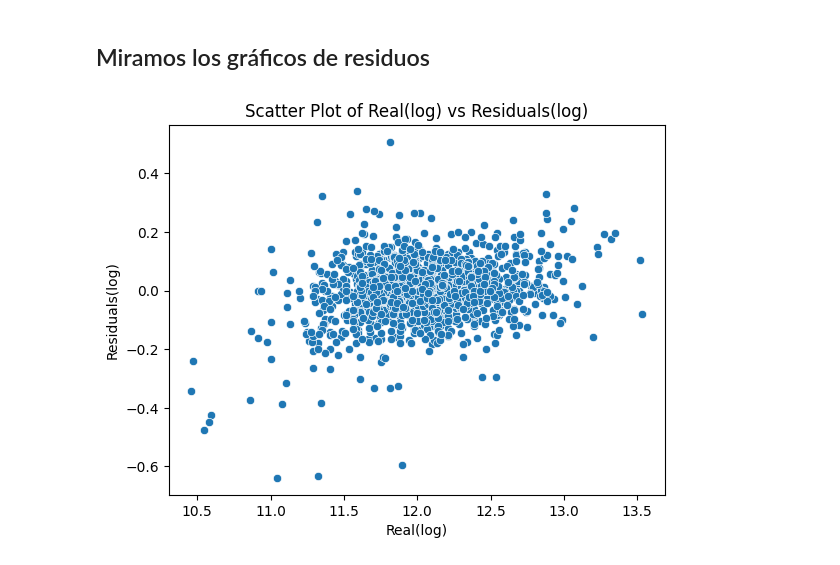
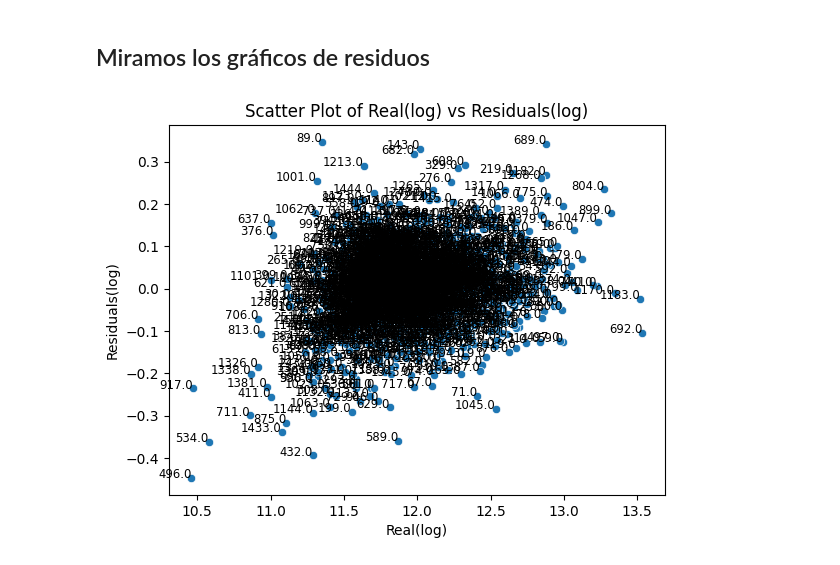
Before and after one commit to NikorasuOwO/DataScienceProjects, a Jupyter notebook: Proyecto_final_ML.ipynb, the cells around one changed output. Saved outputs shown, nothing was run; the diff lists cells and outputs as text; code cells hidden in the pictures.

```diff
--- a/Proyecto_final_ML.ipynb
+++ b/Proyecto_final_ML.ipynb
@@ -206 +223,16 @@ test
+# %%
+test_col_nn= variables_ord+variables_nom+['Alley', 'Fence', 'PoolQC', 'MiscFeature']
+test_col_n = list(set(test.columns) - set(test_col_nn))
+
+
+
+for c in test.columns:
+    if (c in test_col_n):
+        test[c].replace(np.nan,test[c].mean(), inplace=True)
+        test[c].replace("nan",test[c].mean(), inplace=True)
+        test[c].fillna(inplace=True, value=test[c].mean())
+    else:
+        test[c].replace(np.nan,test[c].mode().iloc[0], inplace=True)
+        test[c].replace("nan",test[c].mode().iloc[0], inplace=True)
+        test[c].fillna(inplace=True, value=test[c].mode())
 # %% [markdown]
@@ -349,7 +536,7 @@ list(set(train.columns) - set(test.columns))
 CorrMatrix = train.corr()
 CorrMatrixT = CorrMatrix.where(np.triu(np.ones(CorrMatrix.shape), k=1).astype(bool))
 
-row_indices, col_indices = np.where(CorrMatrixT > 0.7)
+row_indices, col_indices = np.where(CorrMatrixT > 0.6)
 to_remove = []
 for i, j in zip(row_indices, col_indices):
 
@@ -417,16 +604,18 @@ train.drop(columns=to_drop, axis=1, inplace=True)
 # %%
 # Quitamos algunos valores extremos
 
-train.drop(train.index[[523, 1298]], axis=0, inplace=True)
-saleprice_train_log.drop(saleprice_train_log.index[[523, 1298]], axis=0, inplace=True)
-ids_train.drop(ids_train.index[[523, 1298]], axis=0, inplace=True)
+indices = [523, 1298, 463-1, 633-1, 1325-1, 31-1, 1454-1, 971-1, 969-1]
+
+train.drop(train.index[indices], axis=0, inplace=True)
+saleprice_train_log.drop(saleprice_train_log.index[indices], axis=0, inplace=True)
+ids_train.drop(ids_train.index[indices], axis=0, inplace=True)
 # %% [markdown]
 # Modelos de Regresión lineal
 # %% [markdown]
 ## Predicción 1r Modelo: Modelo tal cual
 # %%
 lr = LinearRegression(fit_intercept=True)
-X=train
+X=train[list(set(train.columns).intersection(test.columns))]
 Yreal_train=saleprice_train_log
 lr1 = lr.fit(X,Yreal_train)
 Ypred_train = lr1.predict(X)
@@ -538,20 +764,20 @@ Length: 226, dtype: float64
 # %%
 sub= Yreal_train - Ypred_train
 result = np.column_stack(([ids_train, Yreal_train, sub]))
 df_prueba = pd.DataFrame(result, columns=(["Id", "Real(log)","Residuals(log)"]))
 sns.scatterplot(data=df_prueba, x="Real(log)", y="Residuals(log)")
 # Customize the plot if needed
 
 # Add labels to data points
-#for line in range(0, df_prueba.shape[0]):
-#    plt.text(df_prueba['Real(log)'].iloc[line], df_prueba['Residuals(log)'].iloc[line], df_prueba['Id'].iloc[line],
-#        horizontalalignment='right', size='small', color='black')
+for line in range(0, df_prueba.shape[0]):
+    plt.text(df_prueba['Real(log)'].iloc[line], df_prueba['Residuals(log)'].iloc[line], df_prueba['Id'].iloc[line],
+        horizontalalignment='right', size='small', color='black')
 
 
 plt.title(f'Scatter Plot of Real(log) vs Residuals(log)')
 plt.show()
 # %% [output]
-[figure, old version]
+[figure, new version]
 # %%
 for col_name in []:
     hue_column = train[col_name]
```
Also changed, not shown: parts of 28 cells of this notebook, 8 other files.
